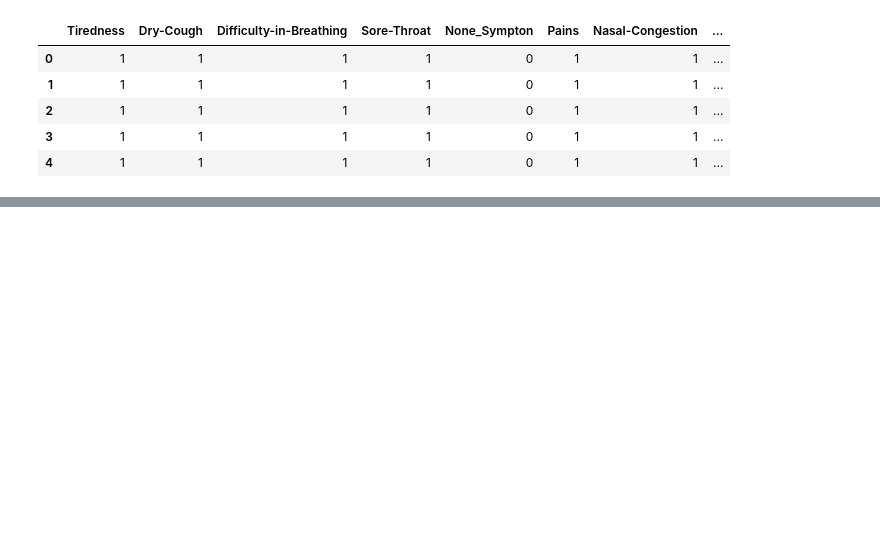
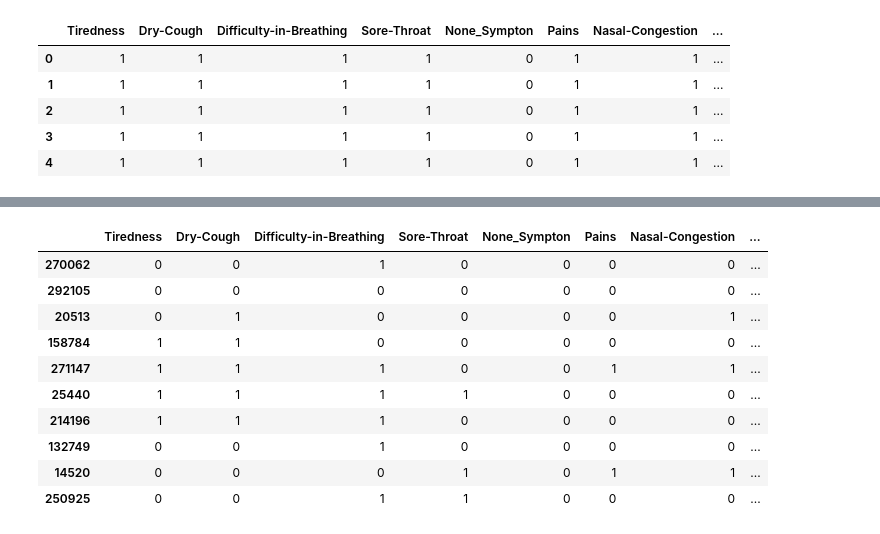
Before and after one commit to Visheshpgowda/disease-prediction-app, a Jupyter notebook: backend/app/models/asthma_model.ipynb, the cells around one changed output, grey strips where cells are left out. Saved outputs shown, nothing was run; the diff lists cells and outputs as text; code cells hidden in the pictures; blank space fills up the shorter version.

```diff
--- a/backend/app/models/asthma_model.ipynb
+++ b/backend/app/models/asthma_model.ipynb
@@ -19,0 +16,5 @@ df.shape
+# %%
+df['Asthma_Output'] = (df['Severity_Mild'] | df['Severity_Moderate']).astype(int)
+# %%
+# Drop the columns
+df = df.drop(['Severity_Mild', 'Severity_Moderate', 'Severity_None'], axis=1)
@@ -151,0 +53,21 @@ sns.heatmap(corr, annot=True, cmap='coolwarm')
+# %%
+from sklearn.model_selection import train_test_split
+
+X = df.drop(['Asthma_Output'], axis=1)
+y = df['Asthma_Output']
+
+X_train, X_test, y_train, y_test = train_test_split(X, y, test_size=0.3)
+# %%
+X_train.sample(10)
+# %% [output]
+|  | Tiredness | Dry-Cough | Difficulty-in-Breathing | Sore-Throat | None_Sympton | Pains | Nasal-Congestion | ... |
+| 270062 | 0 | 0 | 1 | 0 | 0 | 0 | 0 | ... |
+| 292105 | 0 | 0 | 0 | 0 | 0 | 0 | 0 | ... |
+| 20513 | 0 | 1 | 0 | 0 | 0 | 0 | 1 | ... |
+| 158784 | 1 | 1 | 0 | 0 | 0 | 0 | 0 | ... |
+| 271147 | 1 | 1 | 1 | 0 | 0 | 1 | 1 | ... |
+| 25440 | 1 | 1 | 1 | 1 | 0 | 0 | 0 | ... |
+| 214196 | 1 | 1 | 1 | 0 | 0 | 0 | 0 | ... |
+| 132749 | 0 | 0 | 1 | 0 | 0 | 0 | 0 | ... |
+| 14520 | 0 | 0 | 0 | 1 | 0 | 1 | 1 | ... |
+| 250925 | 0 | 0 | 1 | 1 | 0 | 0 | 0 | ... |
```
Also changed, not shown: parts of 15 cells of this notebook, 5 other files.
